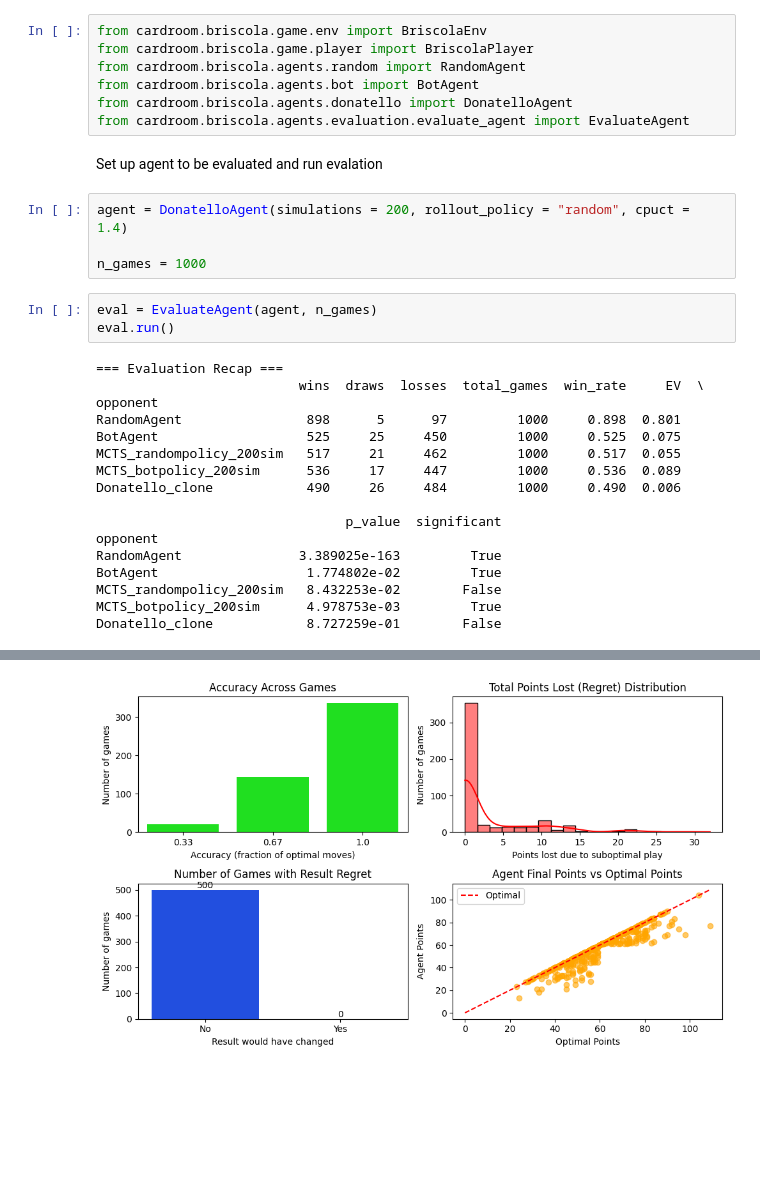
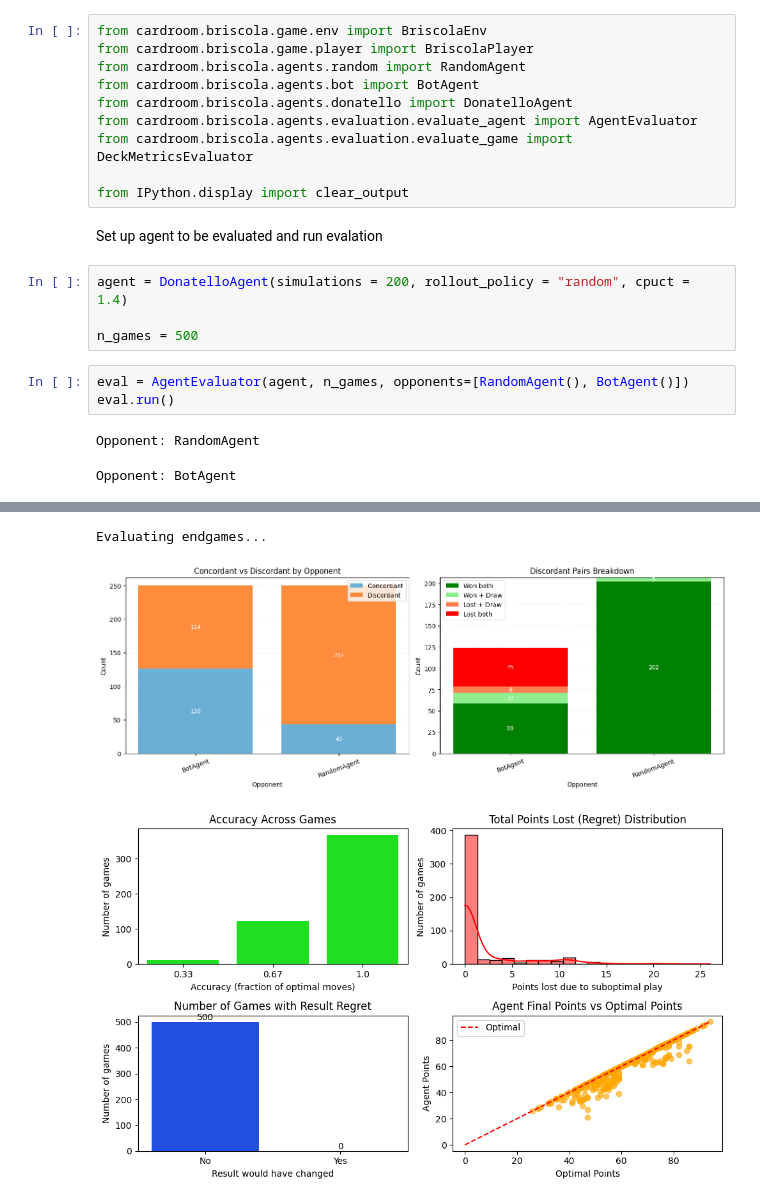
Before and after one commit to nicolapesaresi/Cardroom, a Jupyter notebook: cardroom/briscola/notebooks/evaluate_agent.ipynb, the cells around one changed output, grey strips where cells are left out. Cells and saved outputs as stored; diff of their text form; blank space fills up the shorter version.

Commit message:
deck drawing analyisis

```diff
--- a/cardroom/briscola/notebooks/evaluate_agent.ipynb
+++ b/cardroom/briscola/notebooks/evaluate_agent.ipynb
@@ -4,30 +4,19 @@ from cardroom.briscola.game.player import BriscolaPlayer
 from cardroom.briscola.agents.random import RandomAgent
 from cardroom.briscola.agents.bot import BotAgent
 from cardroom.briscola.agents.donatello import DonatelloAgent
-from cardroom.briscola.agents.evaluation.evaluate_agent import EvaluateAgent
+from cardroom.briscola.agents.evaluation.evaluate_agent import AgentEvaluator
+from cardroom.briscola.agents.evaluation.evaluate_game import DeckMetricsEvaluator
+
+from IPython.display import clear_output
 # %% [markdown]
 Set up agent to be evaluated and run evalation
 # %%
 agent = DonatelloAgent(simulations = 200, rollout_policy = "random", cpuct = 1.4)
 
-n_games = 1000
+n_games = 500
 # %%
-eval = EvaluateAgent(agent, n_games)
+eval = AgentEvaluator(agent, n_games, opponents=[RandomAgent(), BotAgent()])
 eval.run()
 # %% [output]
-=== Evaluation Recap ===
-                          wins  draws  losses  total_games  win_rate     EV  \
-opponent
-RandomAgent                898      5      97         1000     0.898  0.801
-BotAgent                   525     25     450         1000     0.525  0.075
-MCTS_randompolicy_200sim   517     21     462         1000     0.517  0.055
-MCTS_botpolicy_200sim      536     17     447         1000     0.536  0.089
-Donatello_clone            490     26     484         1000     0.490  0.006
-
-                                p_value  significant
-opponent
-RandomAgent               3.389025e-163         True
-BotAgent                   1.774802e-02         True
-MCTS_randompolicy_200sim   8.432253e-02        False
-MCTS_botpolicy_200sim      4.978753e-03         True
-Donatello_clone            8.727259e-01        False
+Opponent: RandomAgent
+Opponent: BotAgent
@@ -35 +44,3 @@ Donatello_clone            8.727259e-01        False
+Evaluating endgames...
-[figure, old version]
+[figure, new version]
+[figure, added]
```
Also changed, not shown: parts of 4 cells of this notebook, 5 other files.
